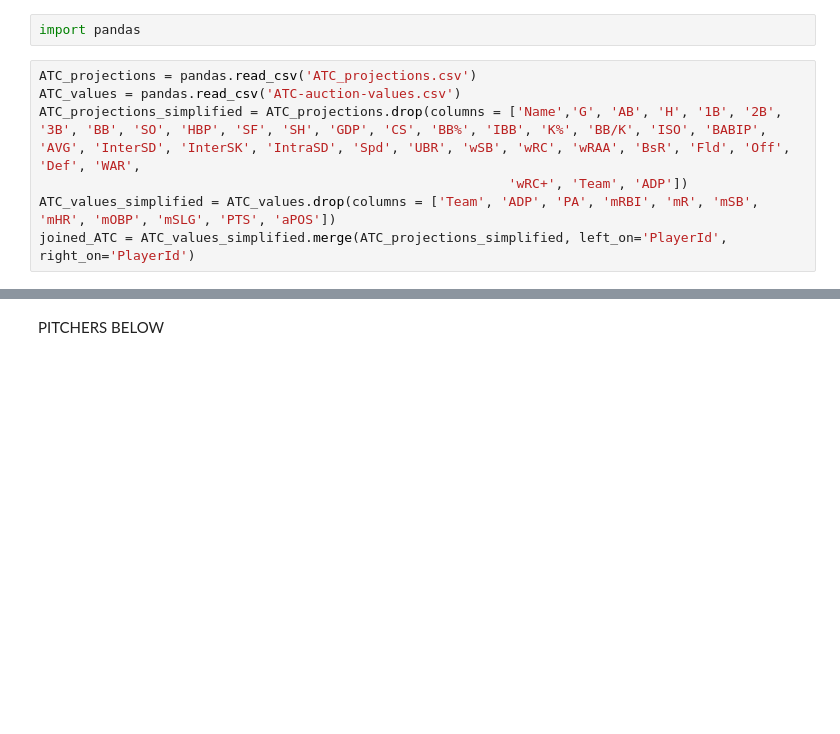
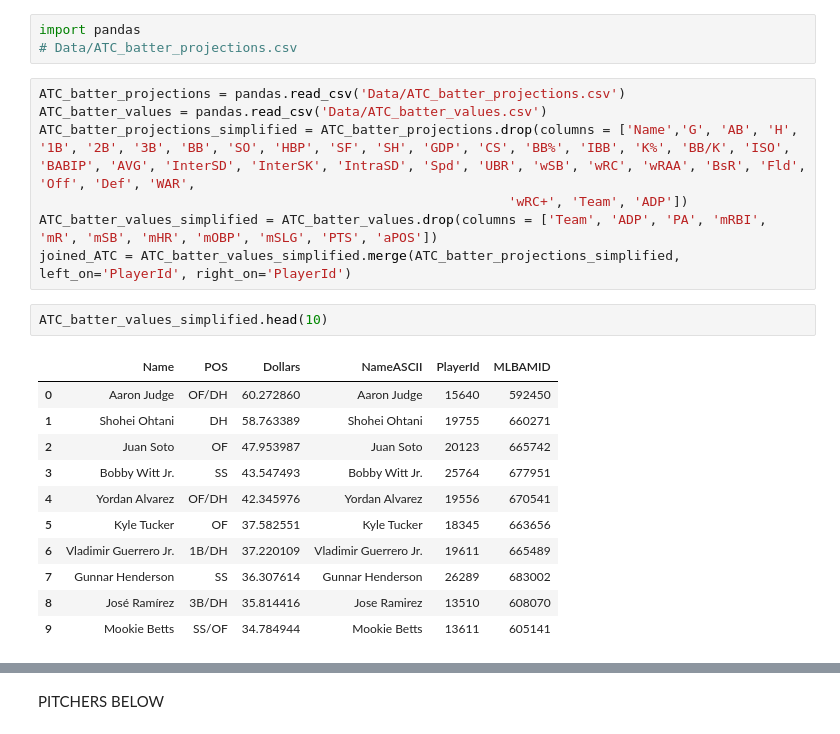
Before and after one commit to rmurnane94/Baseball2025, a Jupyter notebook: FantasyBaseball2025Prep.ipynb, the cells around one changed output, grey strips where cells are left out. Cells and saved outputs as stored; diff of their text form; blank space fills up the shorter version.

```diff
--- a/FantasyBaseball2025Prep.ipynb
+++ b/FantasyBaseball2025Prep.ipynb
@@ -1,12 +1,27 @@
 # %%
 import pandas
+# Data/ATC_batter_projections.csv
 # %%
-ATC_projections = pandas.read_csv('ATC_projections.csv')
-ATC_values = pandas.read_csv('ATC-auction-values.csv')
-ATC_projections_simplified = ATC_projections.drop(columns = ['Name','G', 'AB', 'H', '1B', '2B', '3B', 'BB', 'SO', 'HBP', 'SF', 'SH', 'GDP', 'CS', 'BB%', 'IBB', 'K%', 'BB/K', 'ISO', 'BABIP', 'AVG', 'InterSD', 'InterSK', 'IntraSD', 'Spd', 'UBR', 'wSB', 'wRC', 'wRAA', 'BsR', 'Fld', 'Off', 'Def', 'WAR',
+ATC_batter_projections = pandas.read_csv('Data/ATC_batter_projections.csv')
+ATC_batter_values = pandas.read_csv('Data/ATC_batter_values.csv')
+ATC_batter_projections_simplified = ATC_batter_projections.drop(columns = ['Name','G', 'AB', 'H', '1B', '2B', '3B', 'BB', 'SO', 'HBP', 'SF', 'SH', 'GDP', 'CS', 'BB%', 'IBB', 'K%', 'BB/K', 'ISO', 'BABIP', 'AVG', 'InterSD', 'InterSK', 'IntraSD', 'Spd', 'UBR', 'wSB', 'wRC', 'wRAA', 'BsR', 'Fld', 'Off', 'Def', 'WAR',
                                                             'wRC+', 'Team', 'ADP'])
-ATC_values_simplified = ATC_values.drop(columns = ['Team', 'ADP', 'PA', 'mRBI', 'mR', 'mSB', 'mHR', 'mOBP', 'mSLG', 'PTS', 'aPOS'])
-joined_ATC = ATC_values_simplified.merge(ATC_projections_simplified, left_on='PlayerId', right_on='PlayerId')
+ATC_batter_values_simplified = ATC_batter_values.drop(columns = ['Team', 'ADP', 'PA', 'mRBI', 'mR', 'mSB', 'mHR', 'mOBP', 'mSLG', 'PTS', 'aPOS'])
+joined_ATC = ATC_batter_values_simplified.merge(ATC_batter_projections_simplified, left_on='PlayerId', right_on='PlayerId')
+# %%
+ATC_batter_values_simplified.head(10)
+# %% [output]
+|  | Name | POS | Dollars | NameASCII | PlayerId | MLBAMID |
+| 0 | Aaron Judge | OF/DH | 60.272860 | Aaron Judge | 15640 | 592450 |
+| 1 | Shohei Ohtani | DH | 58.763389 | Shohei Ohtani | 19755 | 660271 |
+| 2 | Juan Soto | OF | 47.953987 | Juan Soto | 20123 | 665742 |
+| 3 | Bobby Witt Jr. | SS | 43.547493 | Bobby Witt Jr. | 25764 | 677951 |
+| 4 | Yordan Alvarez | OF/DH | 42.345976 | Yordan Alvarez | 19556 | 670541 |
+| 5 | Kyle Tucker | OF | 37.582551 | Kyle Tucker | 18345 | 663656 |
+| 6 | Vladimir Guerrero Jr. | 1B/DH | 37.220109 | Vladimir Guerrero Jr. | 19611 | 665489 |
+| 7 | Gunnar Henderson | SS | 36.307614 | Gunnar Henderson | 26289 | 683002 |
+| 8 | José Ramírez | 3B/DH | 35.814416 | Jose Ramirez | 13510 | 608070 |
+| 9 | Mookie Betts | SS/OF | 34.784944 | Mookie Betts | 13611 | 605141 |
 # %%
 final_ATC = joined_ATC[['Name', 'POS', 'Dollars', 'PA', 'HR', 'R', 'RBI', 'SB', 'OBP', 'SLG', 'OPS','wOBA']]
 final_ATC.sort_values(by=['Dollars'])
```
Also changed, not shown: parts of 9 cells of this notebook, 3 other files.
